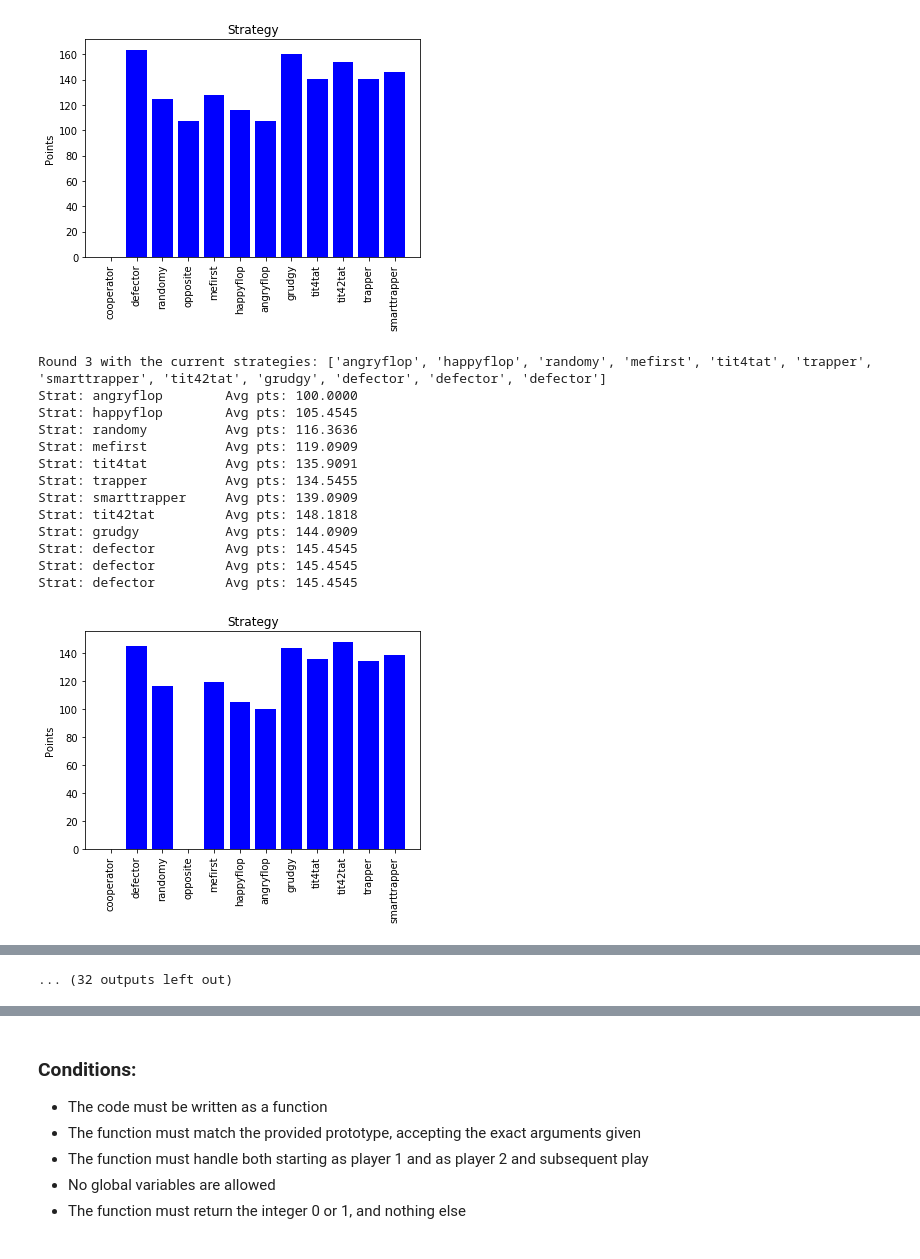
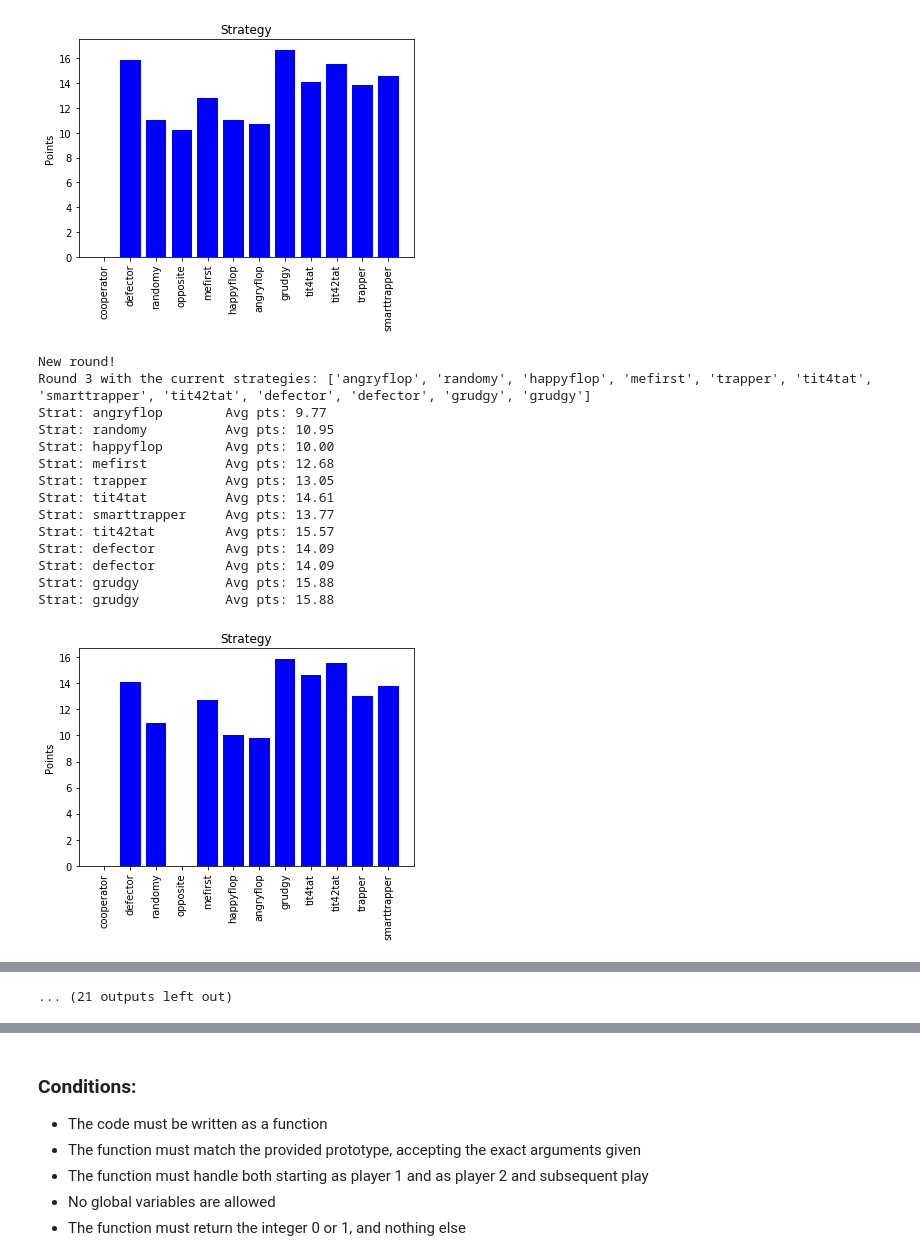
Before and after one commit to Cuddrow/homerepo, a Jupyter notebook: prisonersdilemmathursday.ipynb, the cells around one changed output, grey strips where cells are left out. Drawn from its saved outputs; the diff is of its cells as text; code cells hidden in the pictures.

```diff
--- a/prisonersdilemmathursday.ipynb
+++ b/prisonersdilemmathursday.ipynb
@@ -70,7 +70,7 @@ def GamePrinter(timesteps, allscores, list_of_players):
         plt.plot(timesteps, allscores[key], color, label = key)
         i += 1
     xticks(timesteps)
-    yticks(np.arange(0,600,25))
+    yticks(np.arange(0,30,2))
     legend()
     #savefig('timeline.png', bbox_inches='tight', dpi=300)
     plt.show()
@@ -160,14 +160,14 @@ def Indexer(choices):
     i = 0
 
     for game in choices:
-        print("Length of game: {}".format(len(game)))
-        print("Sum of game: {}".format(sum(game)))
-        coop_index[i] = ((sum(game)/len(game))/2)
+        #print("Length of game: {}".format(len(game)))
+        #print("Sum of game: {}".format(sum(game)))
+        coop_index[i] = 1-((sum(game)/len(game)))
         i += 1
 
     plt.plot(i_timesteps, coop_index, label = "Cooperation index")
     xticks(i_timesteps)
-    yticks(np.arange(0,1))
+    yticks(np.arange(0,1,0.1))
     legend()
     savefig('coopindex.png', bbox_inches='tight', dpi=300)
     plt.show()
@@ -243,28 +243,33 @@ allplayers_allrounds = [allplayers]
 for key in scores:
     allplayers.append(key)
 
-iterations = 20
-number_of_rounds = 10
+iterations = 15
+number_of_rounds = 20
 generation_scores = {"cooperator": zeros(iterations), "defector": zeros(iterations), "randomy": zeros(iterations), "opposite": zeros(iterations), "mefirst": zeros(iterations), "happyflop": zeros(iterations), "angryflop": zeros(iterations), "grudgy": zeros(iterations), "tit4tat": zeros(iterations), "tit42tat": zeros(iterations), "trapper": zeros(iterations), "smarttrapper" : zeros(iterations)}
 timeline = []
 
 for current_game in range(iterations):
+    print("New round!")
     all_choices_all_games.append([])
     print("Round %i with the current strategies: %s" % (current_game+1, allplayers))
     howmanyplays = {"cooperator": 0, "defector": 0, "randomy": 0, "opposite": 0, "mefirst": 0, "happyflop": 0, "angryflop": 0, "grudgy": 0, "tit4tat": 0, "tit42tat": 0, "trapper": 0, "smarttrapper": 0}
     scores = {"cooperator": 0, "defector": 0, "randomy": 0, "opposite": 0, "mefirst": 0, "happyflop": 0, "angryflop": 0, "grudgy": 0, "tit4tat": 0, "tit42tat": 0, "trapper": 0, "smarttrapper" : 0}
+    i_all_choices_all_games = []
     for i in range(len(allplayers)-1):
+
         element = allplayers[i]
+        n_all_choices_all_games = []
+        for n in range((i+1), (len(allplayers)),1):
 
-        for n in range((i+1), (len(allplayers)),1):
             if printORnot == True:
                 print("%s VS %s" % (element.capitalize(), allplayers[n].capitalize()))
 
             # Attempting to excise these to place them in the corret place
             #howmanyplays[element] +=1
             #howmanyplays[allplayers[n]] += 1
+            x_all_choices_all_games = []
+            for x in range(2):
 
-            for x in range(2):
                 if x == 0:
                     name1 = element
                     name2 = allplayers[n]
@@ -292,7 +297,7 @@ for current_game in range(iterations):
                 player1_total = 0
                 player2_total = 0
 
-
+                j_all_choices_all_games = []
                 for j in range(number_of_rounds):
                     player1_miscomm = rnd.randint(0,99)
                     player2_miscomm = rnd.randint(0,99)
@@ -331,11 +336,21 @@ for current_game in range(iterations):
                     scores[name1] += player1_rec
                     scores[name2] += player2_rec
 
-
+                j_all_choices_all_games.extend(all_choices[0])
+                j_all_choices_all_games.extend(all_choices[1])
+                #print(j_all_choices_all_games)
 
                 howmanyplays[element] +=1
                 howmanyplays[allplayers[n]] += 1
 
+                x_all_choices_all_games.extend(j_all_choices_all_games)
+                #print("x: %i" % len(x_all_choices_all_games))
+            n_all_choices_all_games.extend(x_all_choices_all_games)
+            #print("n: %i" % len(n_all_choices_all_games))
+        i_all_choices_all_games.extend(n_all_choices_all_games)
+        #print("i: %i" % len(i_all_choices_all_games))
+    all_choices_all_games[current_game].extend(i_all_choices_all_games)
+    #print("all: %i" % len(all_choices_all_games))
 
     #print("i is %i \n" % i)
     #print("Number of games played for each player: %s \n" % howmanyplays)
@@ -343,12 +358,12 @@ for current_game in range(iterations):
     for key in scores:
         if howmanyplays[key] == 0:
             continue
-        scores[key] = (scores[key]/howmanyplays[key])
+        scores[key] = (scores[key]/((howmanyplays[key])*number_of_rounds))
         generation_scores[key][current_game] = round(scores[key], 2)
 
     #print("Total scores %s " % scores)
     for name in allplayers:
-        print("Strat: {}   \tAvg pts: {:.4f}".format(name, scores[name]))
+        print("Strat: {}   \tAvg pts: {:.2f}".format(name, scores[name]))
 
     allplayers = Elimination(scores, howmanyplays, allplayers)
     #print(allplayers)
@@ -392,15 +409,16 @@ Strat: defector         Avg pts: 163.6364
-[figure, old version]
+[figure, new version]
-Round 3 with the current strategies: ['angryflop', 'happyflop', 'randomy', 'mefirst', 'tit4tat', 'trapper', 'smarttrapper', 'tit42tat', 'grudgy', 'defector', 'defector', 'defector']
-Strat: angryflop        Avg pts: 100.0000
-Strat: happyflop        Avg pts: 105.4545
-Strat: randomy          Avg pts: 116.3636
-Strat: mefirst          Avg pts: 119.0909
-Strat: tit4tat          Avg pts: 135.9091
-Strat: trapper          Avg pts: 134.5455
-Strat: smarttrapper     Avg pts: 139.0909
-Strat: tit42tat         Avg pts: 148.1818
-Strat: grudgy           Avg pts: 144.0909
-Strat: defector         Avg pts: 145.4545
-Strat: defector         Avg pts: 145.4545
-Strat: defector         Avg pts: 145.4545
+New round!
+Round 3 with the current strategies: ['angryflop', 'randomy', 'happyflop', 'mefirst', 'trapper', 'tit4tat', 'smarttrapper', 'tit42tat', 'defector', 'defector', 'grudgy', 'grudgy']
+Strat: angryflop        Avg pts: 9.77
+Strat: randomy          Avg pts: 10.95
+Strat: happyflop        Avg pts: 10.00
+Strat: mefirst          Avg pts: 12.68
+Strat: trapper          Avg pts: 13.05
+Strat: tit4tat          Avg pts: 14.61
+Strat: smarttrapper     Avg pts: 13.77
+Strat: tit42tat         Avg pts: 15.57
+Strat: defector         Avg pts: 14.09
+Strat: defector         Avg pts: 14.09
+Strat: grudgy           Avg pts: 15.88
+Strat: grudgy           Avg pts: 15.88
-[figure, old version]
+[figure, new version]
@@ -449,4 +470,4 @@ Strat: tit42tat         Avg pts: 152.2727
-... (32 outputs left out)
+... (21 outputs left out)
 # %%
 print(generation_scores)
 # %%
```
Also changed, not shown: parts of 3 cells of this notebook, 2 other files.
